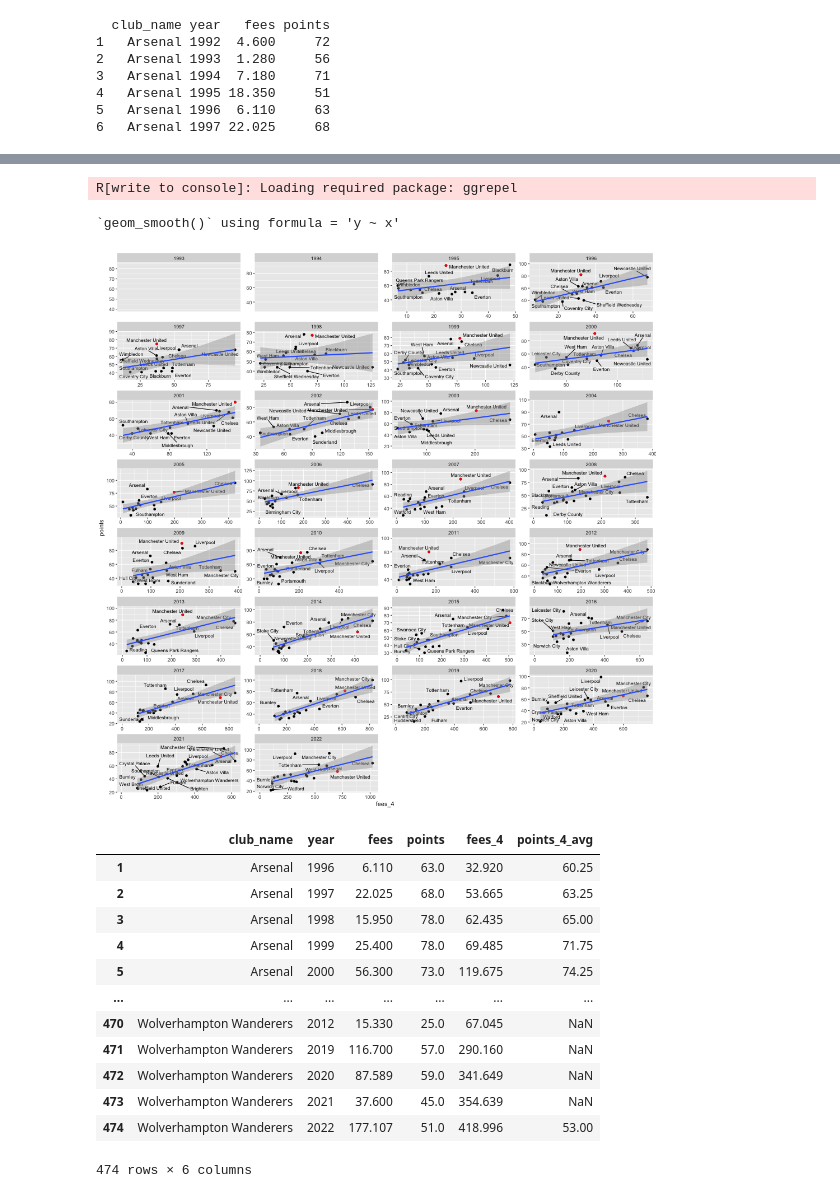
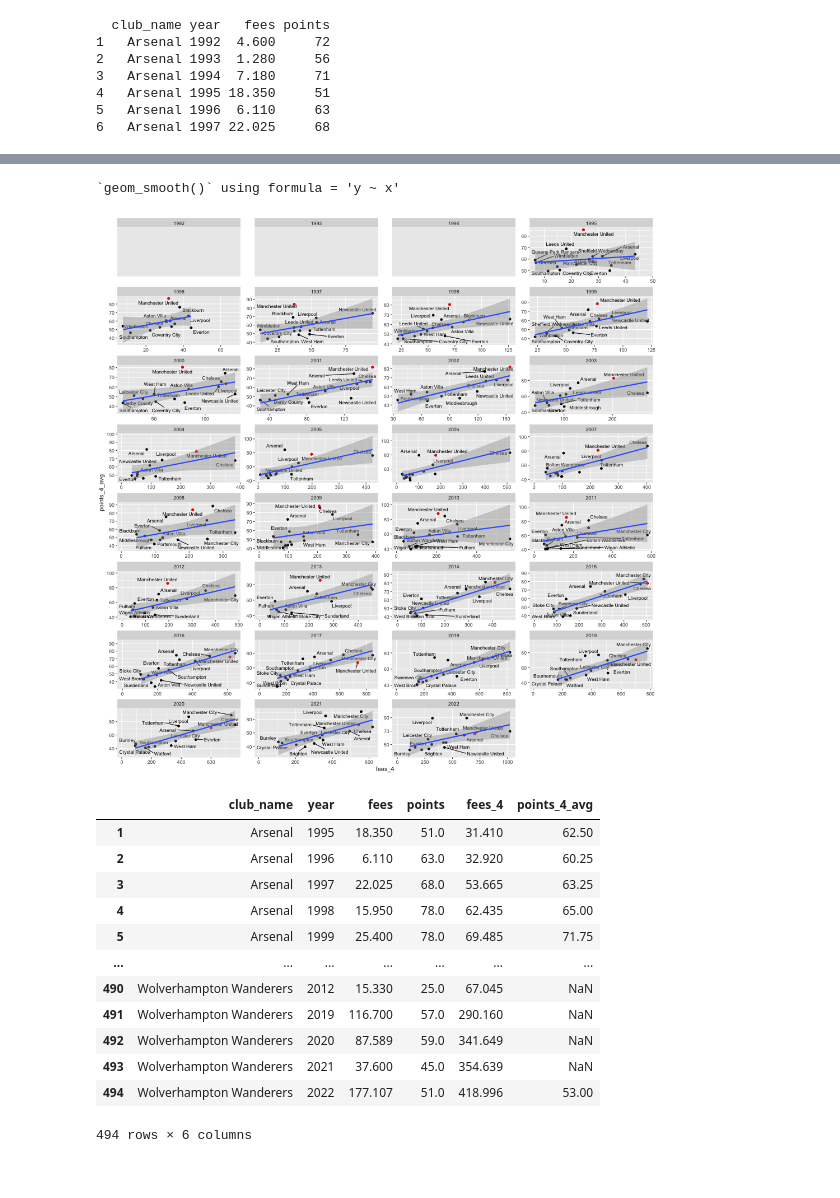
Before and after one commit to AhanPenkar/exploratory-football, a Jupyter notebook: regression_2.ipynb, the cells around one changed output, grey strips where cells are left out. Drawn from its saved outputs; the diff is of its cells as text; code cells hidden in the pictures.

```diff
--- a/regression_2.ipynb
+++ b/regression_2.ipynb
@@ -89,7 +99,8 @@ fees <- fees %>%
                                                     'Tottenham Hotspur' = 'Tottenham',
                                                     'Blackburn Rovers' = 'Blackburn',
                                                     'West Bromwich Albion' = 'West Brom',
-                                                    'West Ham United' = 'West Ham')))
+                                                    'West Ham United' = 'West Ham',
+                                                    'Charlton Athletic' = 'Charlton Ath')))
 # %%
 %%R -o points_clubs,fees_clubs
 points_clubs <- points %>% select(Squad)  %>% arrange(Squad) %>% unique()
@@ -134,7 +144,7 @@ df <- df %>%
         points_4_avg = rollmeanr(points, 4, fill = NA)
     ) %>%
     ungroup() %>%
-    filter(year > 1992)
+    filter(year > 1991)
 
 df
 # %% [output]
@@ -244,20 +182,19 @@ clang++ -std=gnu++17 -dynamiclib -Wl,-headerpad_max_install_names -undefined dyn
 # %%
 %%R -w 1000 -h 1000
 # Exploratory data analysis
 
 require('ggrepel')
 
 ggplot(df) +
-    aes(x=fees_4, y=points) +
+    aes(x=fees_4, y=points_4_avg) +
     geom_point() +
     geom_text_repel(aes(label=club_name), size=3) +
     geom_point(data = df %>% filter(club_name == "Manchester United"), color='red') +
     geom_smooth(method='lm') +
     facet_wrap(~year, ncol=4, scales='free')
 # %% [output]
-R[write to console]: Loading required package: ggrepel
+`geom_smooth()` using formula = 'y ~ x'
-`geom_smooth()` using formula = 'y ~ x'
-[figure, old version]
+[figure, new version]
 # %%
 %%R -o df_without_na
 
@@ -269,18 +206,18 @@ df_without_na <- df %>%
 df_without_na
 # %% [output]
 |  | club_name | year | fees | points | fees_4 | points_4_avg |
-| 1 | Arsenal | 1996 | 6.110 | 63.0 | 32.920 | 60.25 |
-| 2 | Arsenal | 1997 | 22.025 | 68.0 | 53.665 | 63.25 |
-| 3 | Arsenal | 1998 | 15.950 | 78.0 | 62.435 | 65.00 |
-| 4 | Arsenal | 1999 | 25.400 | 78.0 | 69.485 | 71.75 |
-| 5 | Arsenal | 2000 | 56.300 | 73.0 | 119.675 | 74.25 |
+| 1 | Arsenal | 1995 | 18.350 | 51.0 | 31.410 | 62.50 |
+| 2 | Arsenal | 1996 | 6.110 | 63.0 | 32.920 | 60.25 |
+| 3 | Arsenal | 1997 | 22.025 | 68.0 | 53.665 | 63.25 |
+| 4 | Arsenal | 1998 | 15.950 | 78.0 | 62.435 | 65.00 |
+| 5 | Arsenal | 1999 | 25.400 | 78.0 | 69.485 | 71.75 |
 | ... | ... | ... | ... | ... | ... | ... |
-| 470 | Wolverhampton Wanderers | 2012 | 15.330 | 25.0 | 67.045 | NaN |
-| 471 | Wolverhampton Wanderers | 2019 | 116.700 | 57.0 | 290.160 | NaN |
-| 472 | Wolverhampton Wanderers | 2020 | 87.589 | 59.0 | 341.649 | NaN |
-| 473 | Wolverhampton Wanderers | 2021 | 37.600 | 45.0 | 354.639 | NaN |
-| 474 | Wolverhampton Wanderers | 2022 | 177.107 | 51.0 | 418.996 | 53.00 |
+| 490 | Wolverhampton Wanderers | 2012 | 15.330 | 25.0 | 67.045 | NaN |
+| 491 | Wolverhampton Wanderers | 2019 | 116.700 | 57.0 | 290.160 | NaN |
+| 492 | Wolverhampton Wanderers | 2020 | 87.589 | 59.0 | 341.649 | NaN |
+| 493 | Wolverhampton Wanderers | 2021 | 37.600 | 45.0 | 354.639 | NaN |
+| 494 | Wolverhampton Wanderers | 2022 | 177.107 | 51.0 | 418.996 | 53.00 |
-474 rows × 6 columns
+494 rows × 6 columns
 # %%
 %%R -o df_r_squared,df_years
 
```
Also changed, not shown: parts of 15 cells of this notebook, 33 other files.
